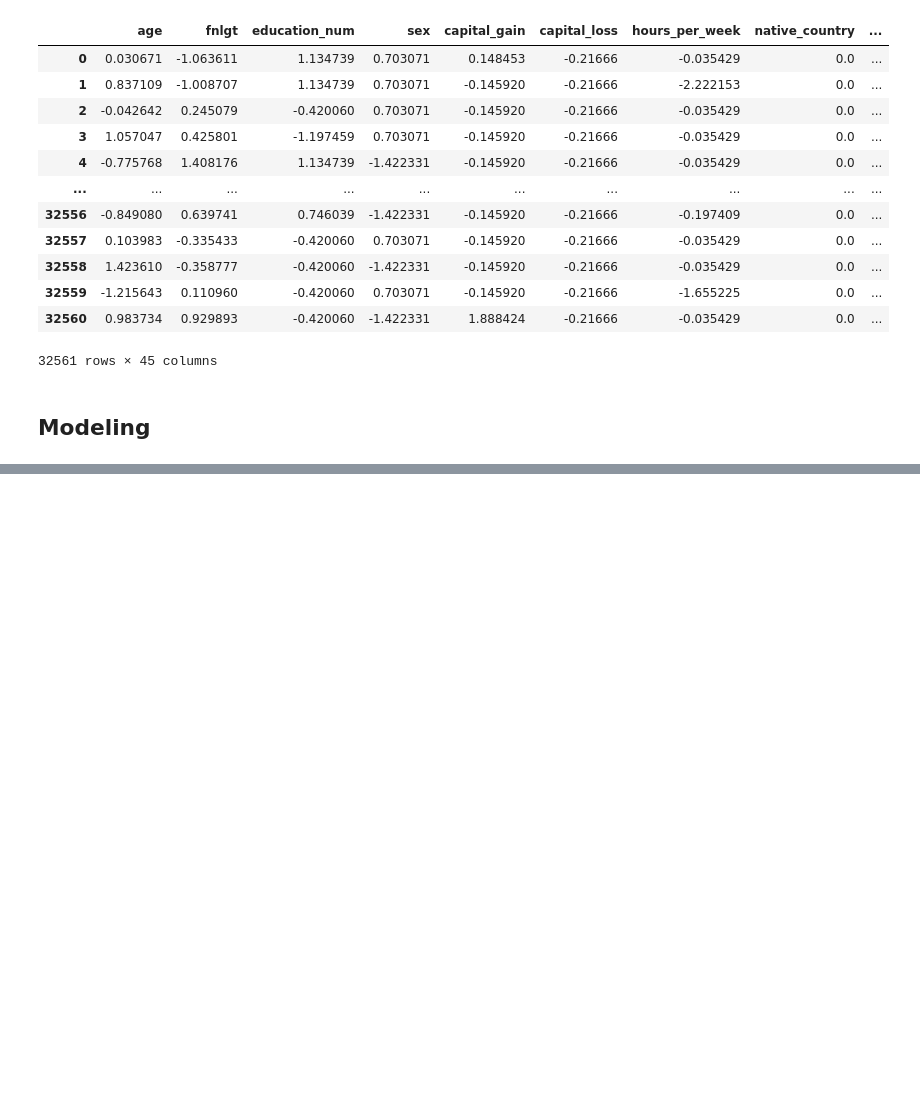
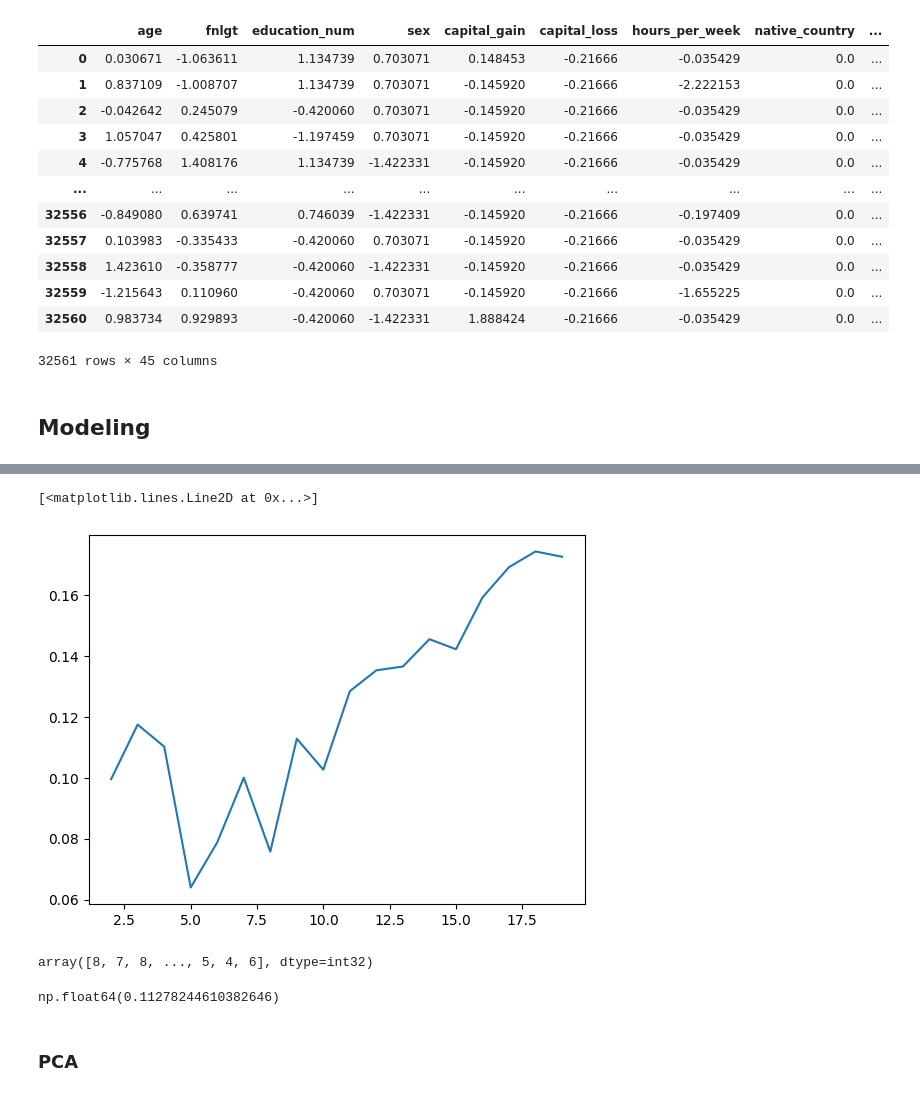
Before and after one commit to Alhamza-Mohamed/Hands-on-machine-learning-course, a Jupyter notebook: chapter 9/chapter 9 clustring.ipynb, the cells around one changed output, grey strips where cells are left out. Cells and saved outputs as stored; diff of their text form; code cells hidden in the pictures; blank space fills up the shorter version.

```diff
--- a/chapter 9/chapter 9 clustring.ipynb
+++ b/chapter 9/chapter 9 clustring.ipynb
@@ -133,0 +189,5 @@ array([0, 1, 0, ..., 0, 0, 1], dtype=int32)
+# %%
+plt.plot(total_range,sil_scores)
+# %% [output]
+[<matplotlib.lines.Line2D at 0x...>]
+[figure, added]
@@ -133,0 +201,12 @@ array([0, 1, 0, ..., 0, 0, 1], dtype=int32)
+# %%
+y_pred = kmeans.fit_predict(cleaned_data)  # .fit() trains the KMeans model.
+                                           #.predict() assigns each sample to its nearest cluster center.
+y_pred
+# %% [output]
+array([8, 7, 8, ..., 5, 4, 6], dtype=int32)
+# %%
+silhouette_score(cleaned_data, y_pred)
+# %% [output]
+np.float64(0.11278244610382646)
+# %% [markdown]
+### PCA
```
Also changed, not shown: parts of 19 cells of this notebook.
